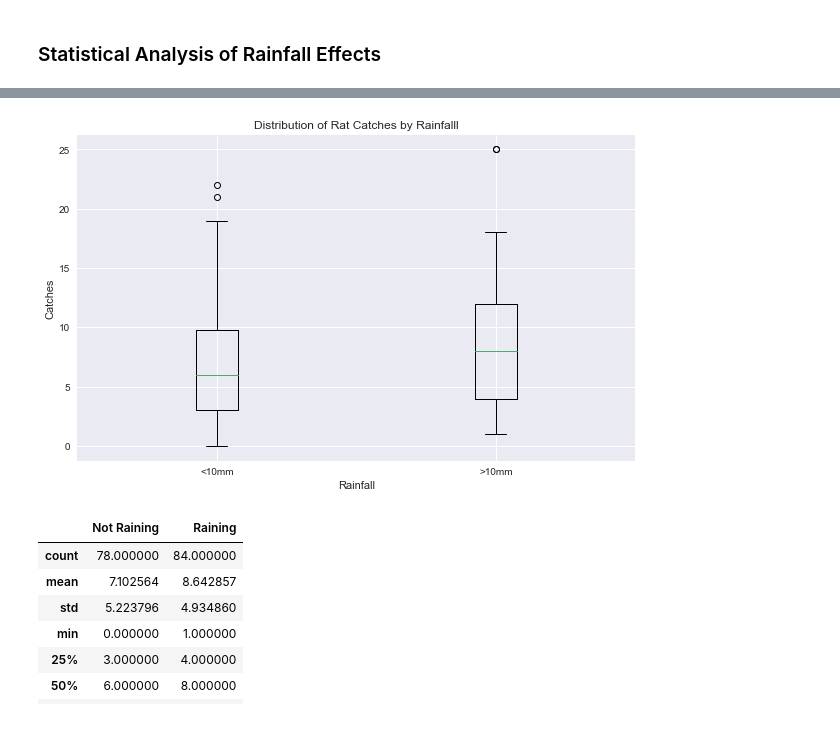
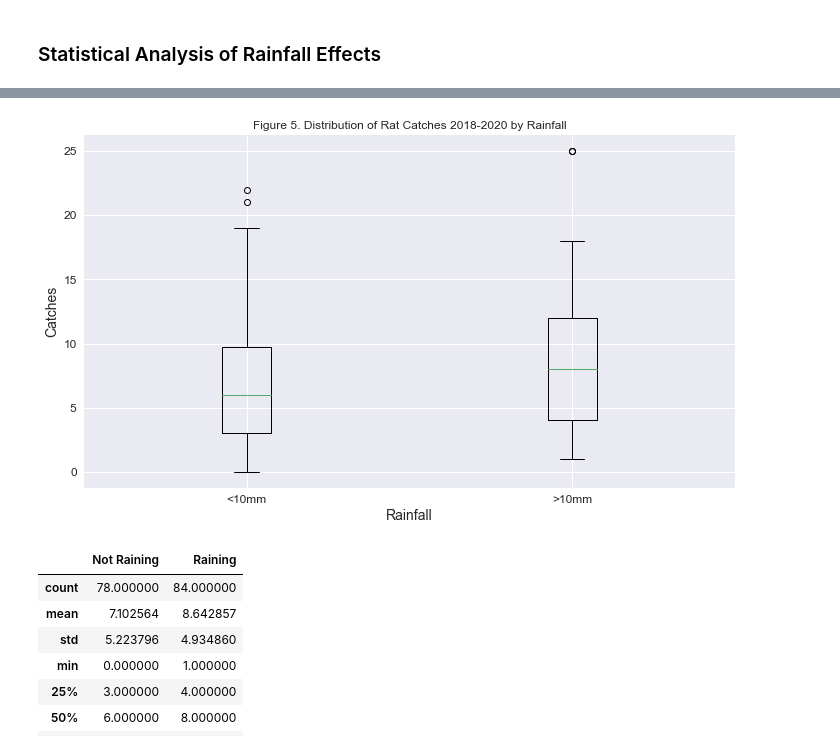
Before and after one commit to dqmcdonald/PredatorFreePortHills, a Jupyter notebook: Lunar Cycles.ipynb, the cells around one changed output, grey strips where cells are left out. Cells and saved outputs as stored; diff of their text form; code cells hidden in the pictures.

```diff
--- a/Lunar Cycles.ipynb
+++ b/Lunar Cycles.ipynb
@@ -603,20 +619,23 @@ def partition_catches_by_rain(weekly_catches,weekly_rainfall, rainy_threshold =
 
     return catches_by_rain
 # %%
-def plot_box_by_rain(counts):
+def plot_box_by_rain(counts, filename = None):
     fig, ax1 = plt.subplots(figsize=(10,6))
 
     ax1.boxplot(counts)
     ax1.set_xlabel("Rainfall")
     ax1.set_xticklabels(["<10mm", ">10mm"])
     ax1.set_ylabel("Catches")
-    ax1.set_title("Distribution of Rat Catches by Rainfalll")
+    ax1.set_title("Figure 5. Distribution of Rat Catches 2018-2020 by Rainfall")
+    if filename is not None:
+        plt.tight_layout()
+        plt.savefig(filename)
     plt.show()
 # %%
 catches_by_rain = partition_catches_by_rain(rat_weekly_counts,weekly_rainfall,rainy_threshold=10)
-plot_box_by_rain(catches_by_rain)
+plot_box_by_rain(catches_by_rain, filename="plots/fig5_lunar_box_with_rainfall")
 # %% [output]
-[figure, old version]
+[figure, new version]
 # %%
 catches_by_rain_df = pd.DataFrame.from_dict({'Not Raining': catches_by_rain[0],
                                              'Raining': catches_by_rain[1]}, orient='index').T
```
Also changed, not shown: parts of 20 cells of this notebook, 3 other files.
